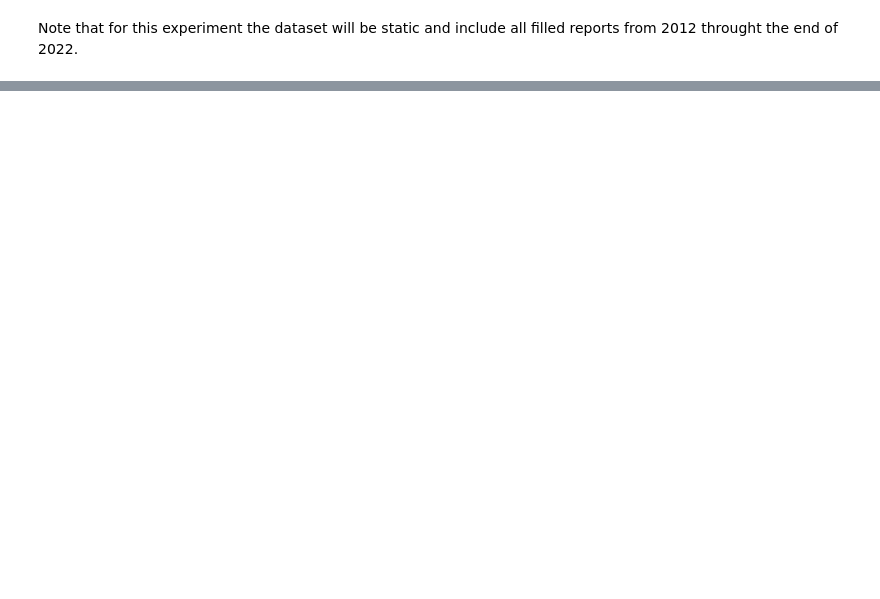
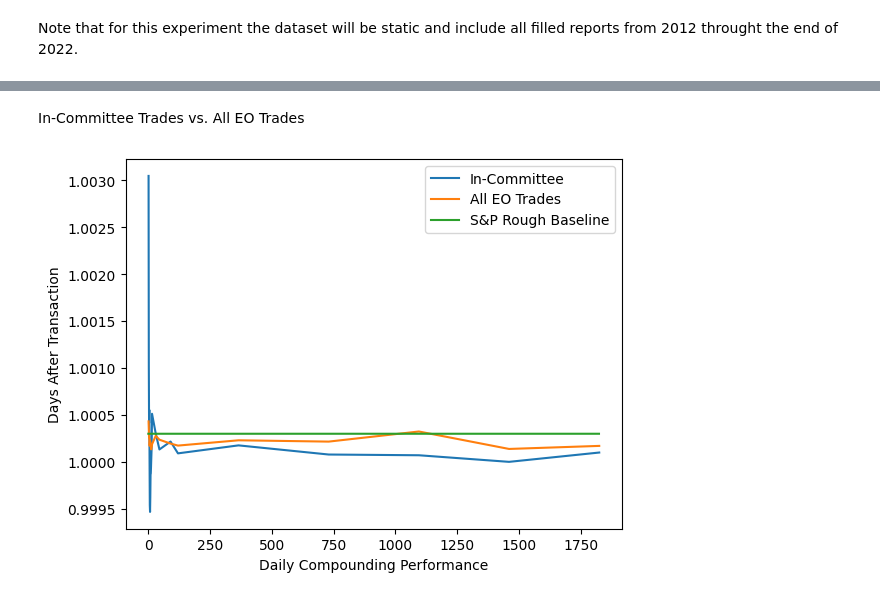
Before and after one commit to elfiasco/Practicum, a Jupyter notebook: playground.ipynb, the cells around one changed output, grey strips where cells are left out. Drawn from its saved outputs; the diff is of its cells as text; code cells hidden in the pictures; blank space fills up the shorter version.

```diff
--- a/playground.ipynb
+++ b/playground.ipynb
@@ -265,0 +119,6 @@ for d in data_inside:
+# %%
+#HISTORICAL DATA FOR COMMITTEE ASSIGNMENTS
+#NOTE: currently only have data for house through some fun webscraping and processing of pdf files. Sentate data is harder to obtain/clean but will be done at a latter date
+committee_assignments = pd.read_csv("committees.csv", usecols=['gender', 'year', 'name', 'committees'])
+committee_assignments['committees'] = committee_assignments['committees'].str.replace("'",'').str.replace('"','').str.replace("[",'').str.replace("]",'').str.split(', ')
+committee_assignments.head()
@@ -265,0 +190,4 @@ for d in data_inside:
+# %%
+#load in build data
+data=pd.read_csv('built_data.csv').drop((pd.read_csv('snp_data.csv').columns)[0],axis=1)
+data[['ticker','transaction_date','transaction_price', 'change_over_14_days', 'S&P_change_over_14_days']].head(10)
@@ -265,0 +286,11 @@ for d in data_inside:
+# %%
+print("ADJ. Average Performance After...")
+EO_perf_adj = []
+data_copy = data
+for t in timeframes:
+        # data_copy = data_copy[data_copy['change_over_'+str(t)+'_days'].isna()==False]
+        data_copy = data_copy[data_copy['S&P_change_over_'+str(t)+'_days'].isna()==False]
+        # data_copy=data_copy[data_copy['type']=='Purchase']
+        perf = np.nanmean((data_copy['change_over_'+str(t)+'_days']/data_copy['S&P_change_over_'+str(t)+'_days'])**(((data_copy['type']=='Purchase')-.5)*2))
+        print("\t"+str(t)+" days: "+str(perf)+"\t\tEstimated Daily Compounding Return: "+str(perf**(1/t))+"\t\tN="+str(len(data_copy)))
+        EO_perf_adj.append(perf**(1/t))
@@ -265,0 +391,16 @@ for d in data_inside:
+# %%
+shared = data[data['shared'].astype(bool)]
+temp_shared = shared
+print("ADJ. Average Performance After...")
+shared_perf_adj = []
+for t in timeframes:
+        shared = shared[shared['change_over_'+str(t)+'_days']!=-1]
+        shared  = shared[shared['S&P_change_over_'+str(t)+'_days']!=-1]
+        shared = shared[shared['change_over_'+str(t)+'_days'].isna()==False]
+        shared = shared[shared['S&P_change_over_'+str(t)+'_days'].isna()==False]
+        # shared=shared[shared['type']=='Purchase']
+        perf = np.nanmean((shared['change_over_'+str(t)+'_days']/shared['S&P_change_over_'+str(t)+'_days'])**(((shared['type']=='Purchase')-.5)*2))
+        print("\t"+str(t)+" days: "+str(perf)+"\t\tEstimated Daily Compounding Return: "+str(perf**(1/t))+"\t\tN="+str(len(shared)))
+        shared_perf_adj.append(perf**(1/t))
+
+shared = temp_shared
@@ -265,0 +425,12 @@ for d in data_inside:
+# %% [markdown]
+In-Committee Trades vs. All EO Trades
+# %%
+plt.plot(timeframes[0:], shared_perf_adj[0:])
+plt.plot(timeframes[0:], EO_perf_adj[0:])
+plt.plot(np.ones(timeframes[-1])+0.0003)
+plt.legend(['In-Committee', 'All EO Trades', 'S&P Rough Baseline'])
+plt.xlabel('Daily Compounding Performance')
+plt.ylabel('Days After Transaction')
+plt.show()
+# %% [output]
+[figure, added]
```
Also changed, not shown: parts of 82 cells of this notebook, 12 other files.
